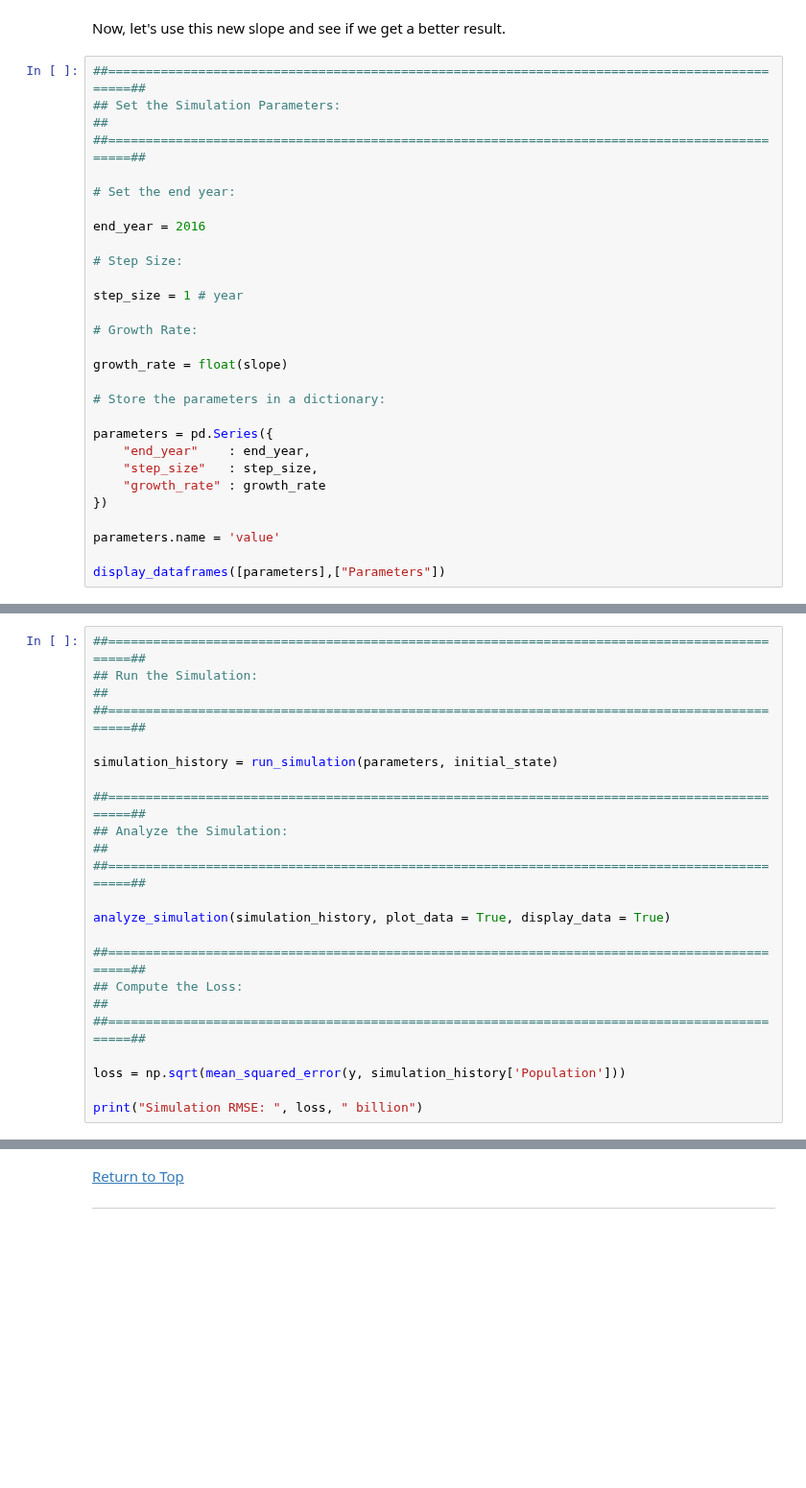
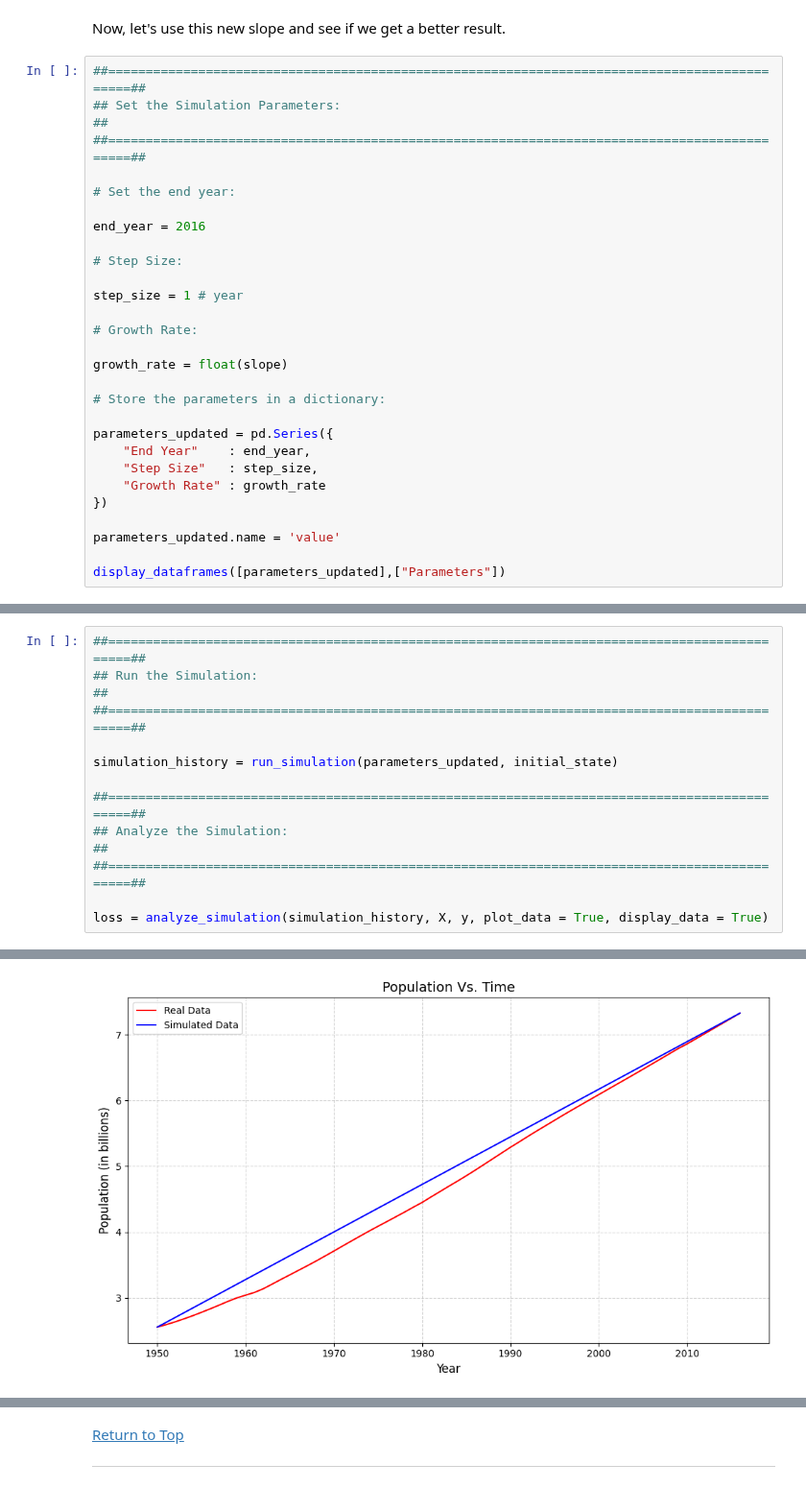
Before and after one commit to dr-bankert-augustana/PHYS_200, a Jupyter notebook: Lessons/Module_3/Lesson_3_3.ipynb, the cells around one changed output, grey strips where cells are left out. Shown at 96% size. Cells and saved outputs as stored; diff of their text form; blank space fills up the shorter version.

```diff
--- a/Lessons/Module_3/Lesson_3_3.ipynb
+++ b/Lessons/Module_3/Lesson_3_3.ipynb
@@ -811,12 +898,12 @@ growth_rate = float(slope)
 
 # Store the parameters in a dictionary:
 
-parameters = pd.Series({
-    "end_year"    : end_year,
-    "step_size"   : step_size,
-    "growth_rate" : growth_rate
+parameters_updated = pd.Series({
+    "End Year"    : end_year,
+    "Step Size"   : step_size,
+    "Growth Rate" : growth_rate
 })
 
-parameters.name = 'value'
+parameters_updated.name = 'value'
 
-display_dataframes([parameters],["Parameters"])
+display_dataframes([parameters_updated],["Parameters"])
@@ -825,18 +918,11 @@ display_dataframes([parameters],["Parameters"])
 ## Run the Simulation:                                                                         ##
 ##=============================================================================================##
 
-simulation_history = run_simulation(parameters, initial_state)
+simulation_history = run_simulation(parameters_updated, initial_state)
 
 ##=============================================================================================##
 ## Analyze the Simulation:                                                                     ##
 ##=============================================================================================##
 
-analyze_simulation(simulation_history, plot_data = True, display_data = True)
-
-##=============================================================================================##
-## Compute the Loss:                                                                           ##
-##=============================================================================================##
-
-loss = np.sqrt(mean_squared_error(y, simulation_history['Population']))
-
-print("Simulation RMSE: ", loss, " billion")
+loss = analyze_simulation(simulation_history, X, y, plot_data = True, display_data = True)
+# %% [output]
@@ -842,0 +946 @@ print("Simulation RMSE: ", loss, " billion")
+[figure, added]
```
Also changed, not shown: parts of 20 cells of this notebook.
